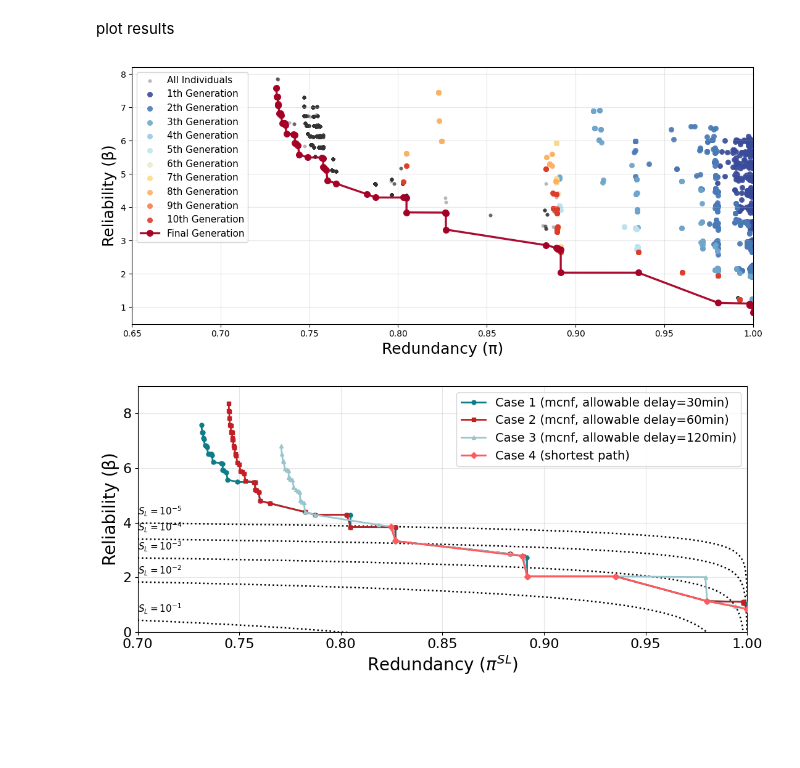
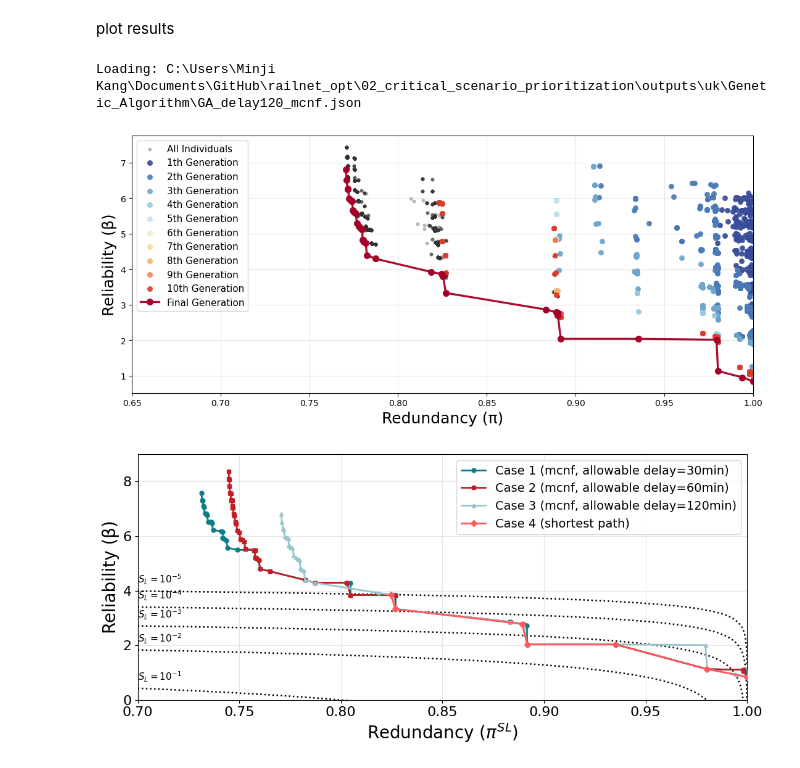
Before and after one commit to mjkang920/railnet_opt, a Jupyter notebook: 02_critical_scenario_prioritization/main.ipynb, the cells around one changed output. Drawn from its saved outputs; the diff is of its cells as text; code cells hidden in the pictures; blank space fills up the shorter version.

```diff
--- a/02_critical_scenario_prioritization/main.ipynb
+++ b/02_critical_scenario_prioritization/main.ipynb
@@ -255,7 +261,7 @@ CASES = {
 }
 NUM_COMPONENTS = len(COMPONENT_IDS)
 POP_SIZE = 350
-NGEN = 1 #200
+NGEN = 200
 CXPB = 0.7
 MUTPB_DEFAULT = 1.0 / max(1, NUM_COMPONENTS)
 PROCESSES = 8
@@ -447,12 +453,9 @@ def run_ga(case_id, delay, sys_name,
     return {"hof": list(hof), "pops": pop_history, "paretos": pareto_history}
 # %%
 # Save path
-HERE = Path(__file__).resolve()
-PROJECT_ROOT = HERE.parents[1]
-SAVE_ROOT = PROJECT_ROOT / "02_critical_scenario_prioritization" / "outputs"
-
-REGION = "uk"  # 또는 "kor"
-SAVE_DIR = SAVE_ROOT / REGION
+PROJECT_ROOT = Path.cwd().resolve()
+SAVE_ROOT = PROJECT_ROOT / "outputs"
+SAVE_DIR = SAVE_ROOT / REGION / "Genetic_Algorithm"
 SAVE_DIR.mkdir(parents=True, exist_ok=True)
 
 # Run GA and save results
@@ -501,15 +504,13 @@ for cid, cfg in CASES.items():
 # %% [markdown]
 plot results
 # %%
-REGION   = "uk"        # or "kor"
 SYS_NAME = "mcnf"      # or "shortest"
 DELAY    = 120         # only for mcnf
 
-HERE = Path(__file__).resolve()
-PROJECT_ROOT = HERE.parents[1]
-GA_DIR = PROJECT_ROOT / "02_critical_scenario_prioritization"
+PROJECT_ROOT = Path.cwd().resolve()
+GA_DIR = PROJECT_ROOT
 RESULTS_ROOT = GA_DIR / "outputs"
-RESULTS_DIR = RESULTS_ROOT / REGION
+RESULTS_DIR = RESULTS_ROOT / REGION / "Genetic_Algorithm"
 
 if SYS_NAME == "mcnf":
     path = RESULTS_DIR / f"GA_delay{DELAY}_mcnf.json"
@@ -579,32 +580,33 @@ else:
     xs = [p for p, _ in final_sorted]
     ys = [b for _, b in final_sorted]
 
 if xs and ys:
     plt.plot(
         xs, ys,
         "-o",
         color="#A50026",
         markersize=7,
         linewidth=2.4,
         alpha=0.95,
         label="Final Generation"
     )
 
 plt.xlabel("Redundancy (π)", fontsize=18)
 plt.ylabel("Reliability (β)", fontsize=18)
 plt.xlim(0.65, 1.0)
 
 if all_pts:
     b_min = min(b for _, b in all_pts)
     b_max = max(b for _, b in all_pts)
     if b_max > b_min:
         pad = 0.05 * (b_max - b_min)
         plt.ylim(b_min - pad, b_max + pad)
 
 plt.grid(True, alpha=0.3)
 plt.legend(fontsize=11, loc="best")
 plt.tight_layout()
 plt.show()
 # %% [output]
+Loading: C:\Users\Minji Kang\Documents\GitHub\railnet_opt\02_critical_scenario_prioritization\outputs\uk\Genetic_Algorithm\GA_delay120_mcnf.json
-[figure, old version]
+[figure, new version]
 # %%
```
Also changed, not shown: parts of 2 cells of this notebook.
